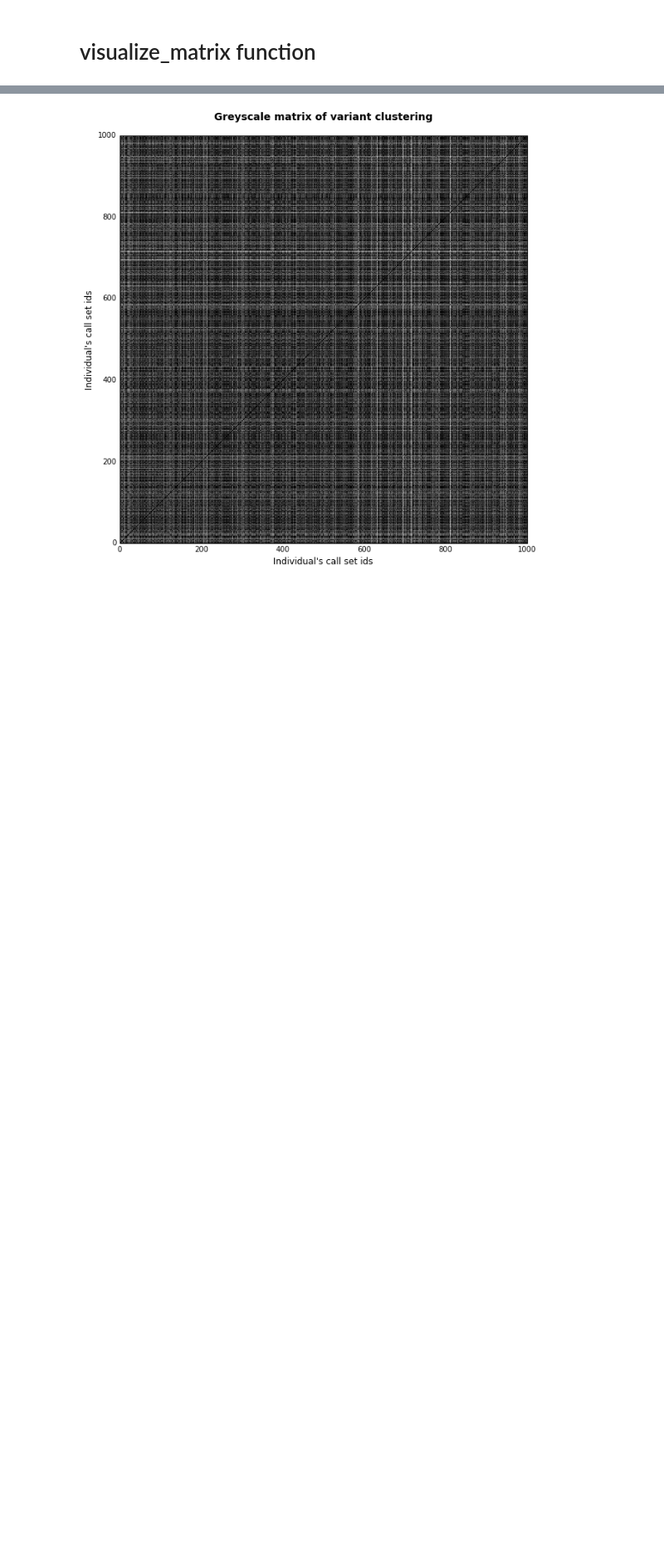
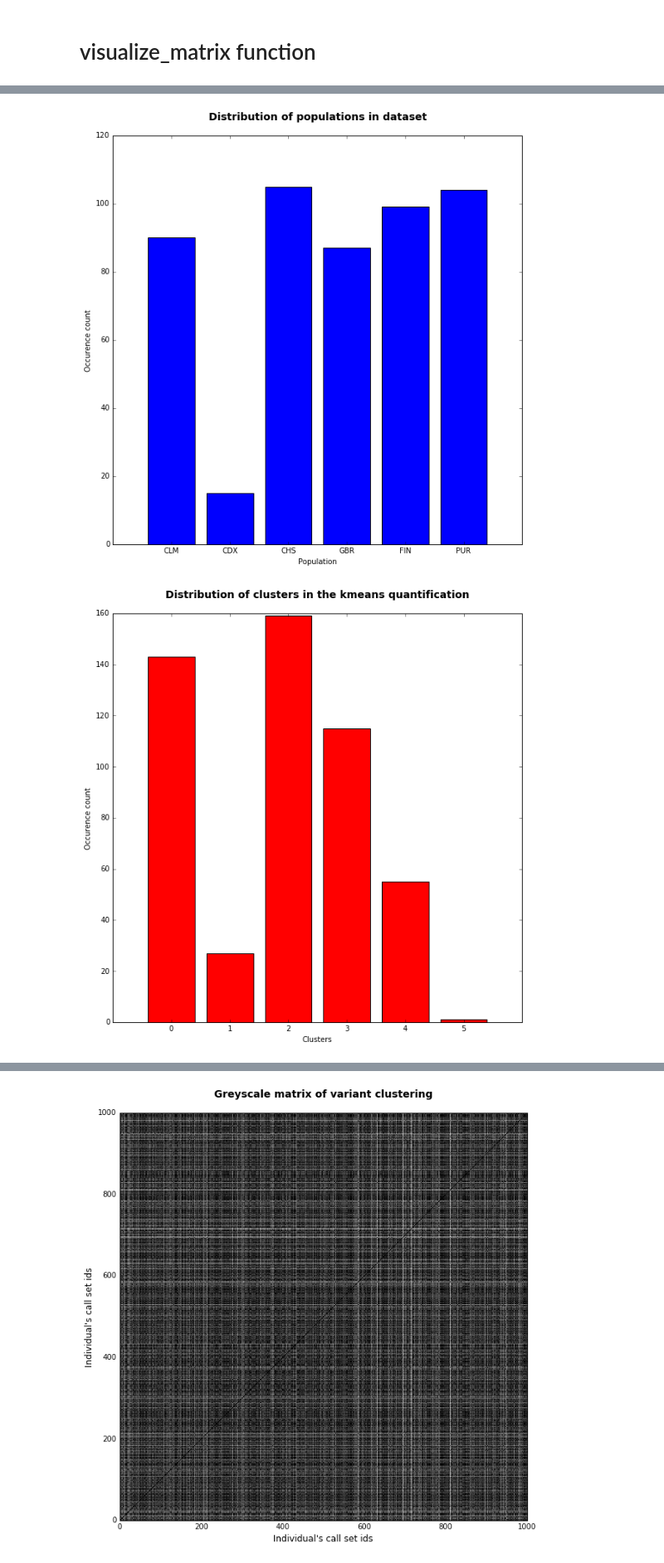
Before and after one commit to BD2KGenomics/bioapi-examples, a Jupyter notebook: python_notebooks/variantMatrix.ipynb, the cells around one changed output, grey strips where cells are left out. Shown at 83% size. Drawn from its saved outputs; the diff is of its cells as text; code cells hidden in the pictures; blank space fills up the shorter version.

Commit message:
population frequencies have been graphed

```diff
--- a/python_notebooks/variantMatrix.ipynb
+++ b/python_notebooks/variantMatrix.ipynb
@@ -66,8 +151,8 @@ def generate_dictionary(num_people, num_chrom, begin, stop):
 
     dictionary = {}
 
-    variants = client.searchVariants(variantSetId, callSetIds= call_set_ids[0:num_people],
-           start=begin, end=stop, referenceName = num_chrom )
+    variants = client.search_variants(variant_set_id, call_set_ids= call_set_ids[0:num_people],
+           start=begin, end=stop, reference_name = num_chrom )
 
     i = 0
     for v in variants:
@@ -288,7 +398,7 @@ def k_means_clustering_on_variant_matrix(callMatrix, num_people, num_chrom, begi
     # randomization
     rand = RandomState(1123581321)
     # matrix generation
-    callMatrix = variant_matrix(callMatrix, N, "1", 100000, 130000)
+    callMatrix = variant_matrix(callMatrix, N, num_chrom, begin, stop)
     # initialize KMeans clustering object
     kmeans_obj = KMeans(n_clusters=clusters, n_init=10,
                     init='k-means++', precompute_distances=True,
@@ -339,0 +547,36 @@ def assign_labels_to_indexes(callMatrix, num_people, num_chrom, begin, stop, clu
+# %%
+def graph_populations():
+
+    population_dict = map_populations()
+
+    fig = plt.figure(1,(10.,10.))
+
+    plt.bar(range(len(population_dict)), population_dict.values(), align='center')
+    plt.xticks(range(len(population_dict)), population_dict.keys())
+
+    ax = fig.add_subplot(111)
+    ax.set_title('Distribution of populations in dataset\n', fontsize=14, fontweight='bold')
+    ax.set_xlabel('Population')
+    ax.set_ylabel('Occurence count')
+    plt.show()
+# %%
+def graph_clusters():
+
+    cluster_dict = map_clusters()
+
+    fig = plt.figure(1,(10.,10.))
+
+    plt.bar(range(len(cluster_dict)),  cluster_dict.values(), align='center', color='r')
+    plt.xticks(range(len(cluster_dict)),  cluster_dict.keys())
+
+    ax = fig.add_subplot(111)
+    ax.set_title('Distribution of clusters in the kmeans quantification\n', fontsize=14, fontweight='bold')
+    ax.set_xlabel('Clusters')
+    ax.set_ylabel('Occurence count')
+    plt.show()
+# %%
+graph_populations()
+graph_clusters()
+# %% [output]
+[figure, added]
+[figure, added]
```
Also changed, not shown: parts of 32 cells of this notebook.
